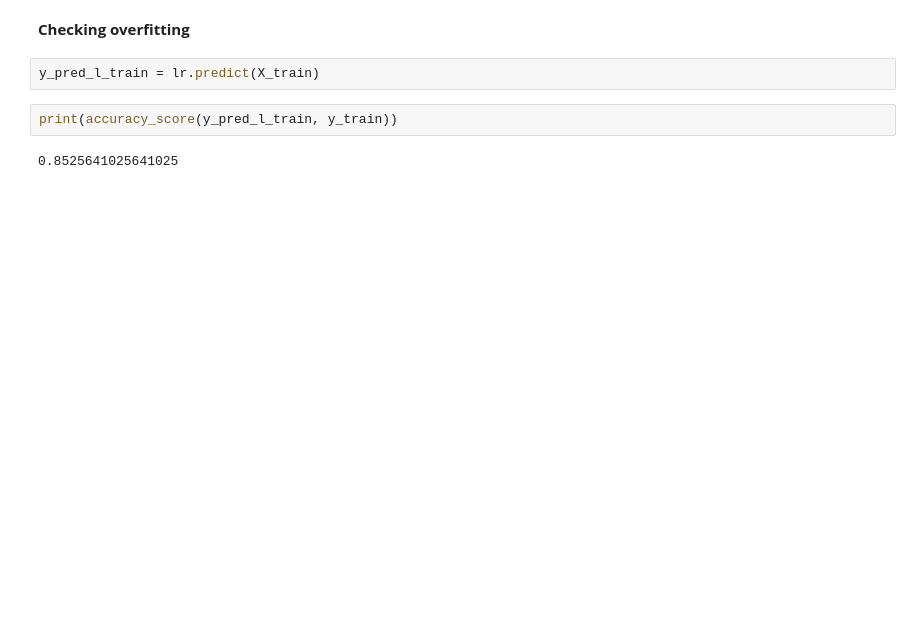
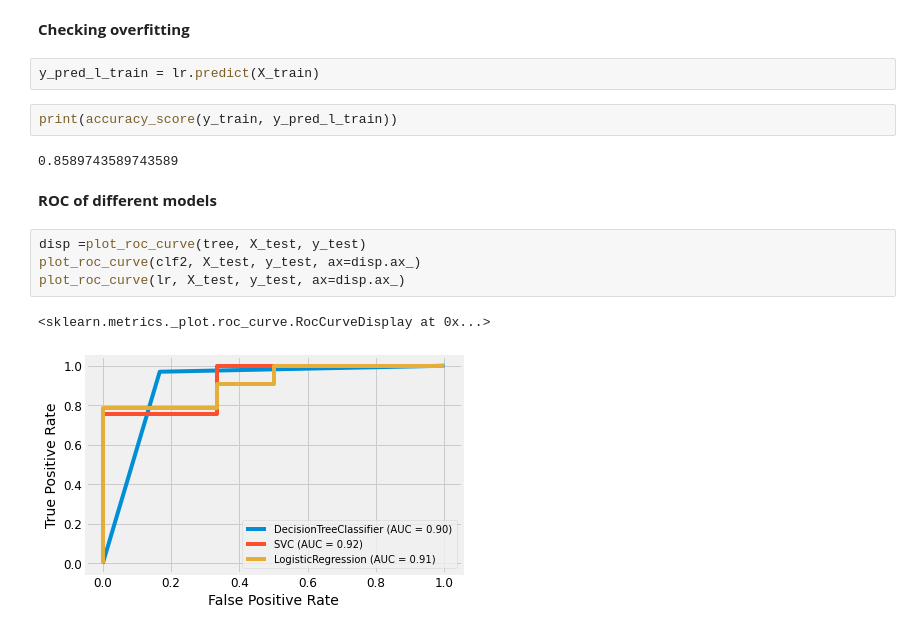
Before and after one commit to angelsmreyes/Deteccion-de-Parkinson-proyecto, a Jupyter notebook: parkinson_tuning.ipynb, the cells around one changed output. Drawn from its saved outputs; the diff is of its cells as text; blank space fills up the shorter version.

```diff
--- a/parkinson_tuning.ipynb
+++ b/parkinson_tuning.ipynb
@@ -433,6 +441,15 @@ print(accuracy_score(y_pred_l, y_test))
 # %%
 y_pred_l_train = lr.predict(X_train)
 # %%
-print(accuracy_score(y_pred_l_train, y_train))
+print(accuracy_score(y_train, y_pred_l_train))
 # %% [output]
-0.8525641025641025
+0.8589743589743589
+# %% [markdown]
+**ROC of different models**
+# %%
+disp =plot_roc_curve(tree, X_test, y_test)
+plot_roc_curve(clf2, X_test, y_test, ax=disp.ax_)
+plot_roc_curve(lr, X_test, y_test, ax=disp.ax_)
+# %% [output]
+<sklearn.metrics._plot.roc_curve.RocCurveDisplay at 0x...>
+[figure, added]
```
Also changed, not shown: parts of 27 cells of this notebook.
